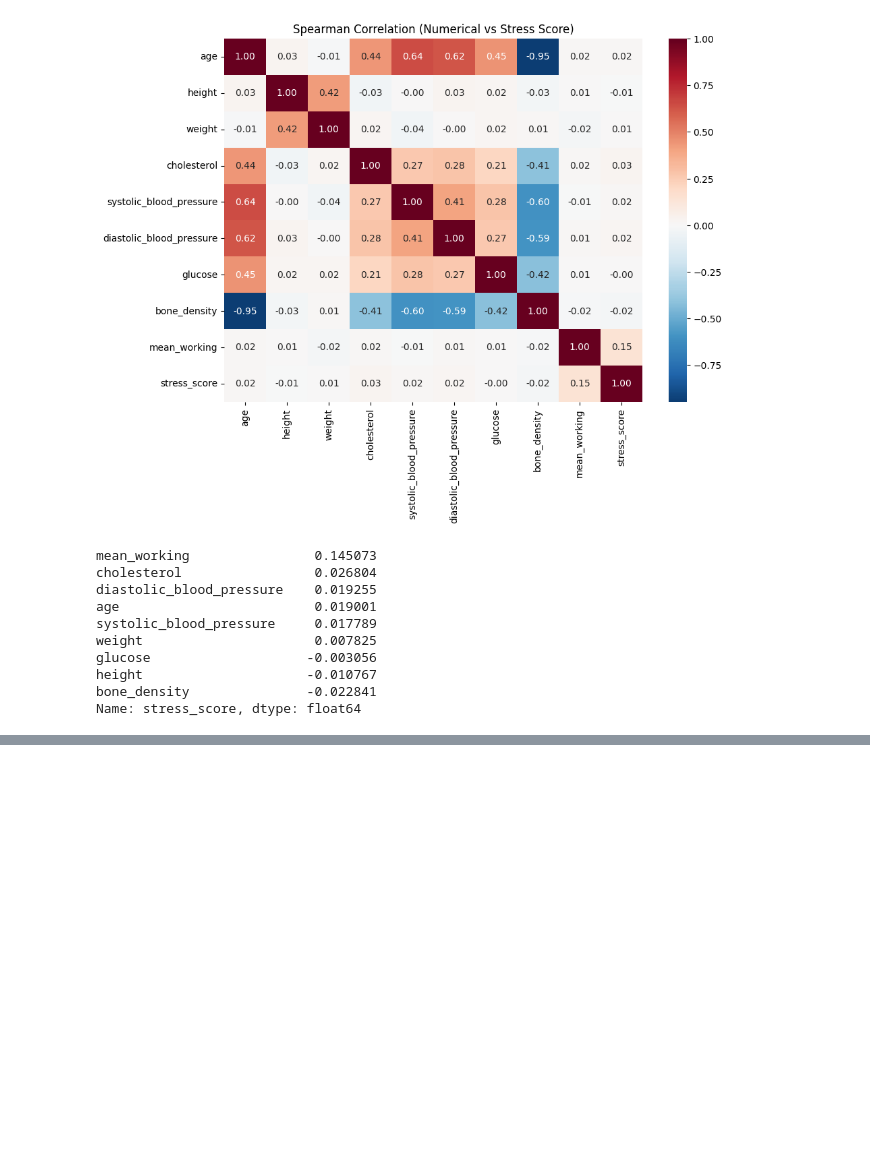
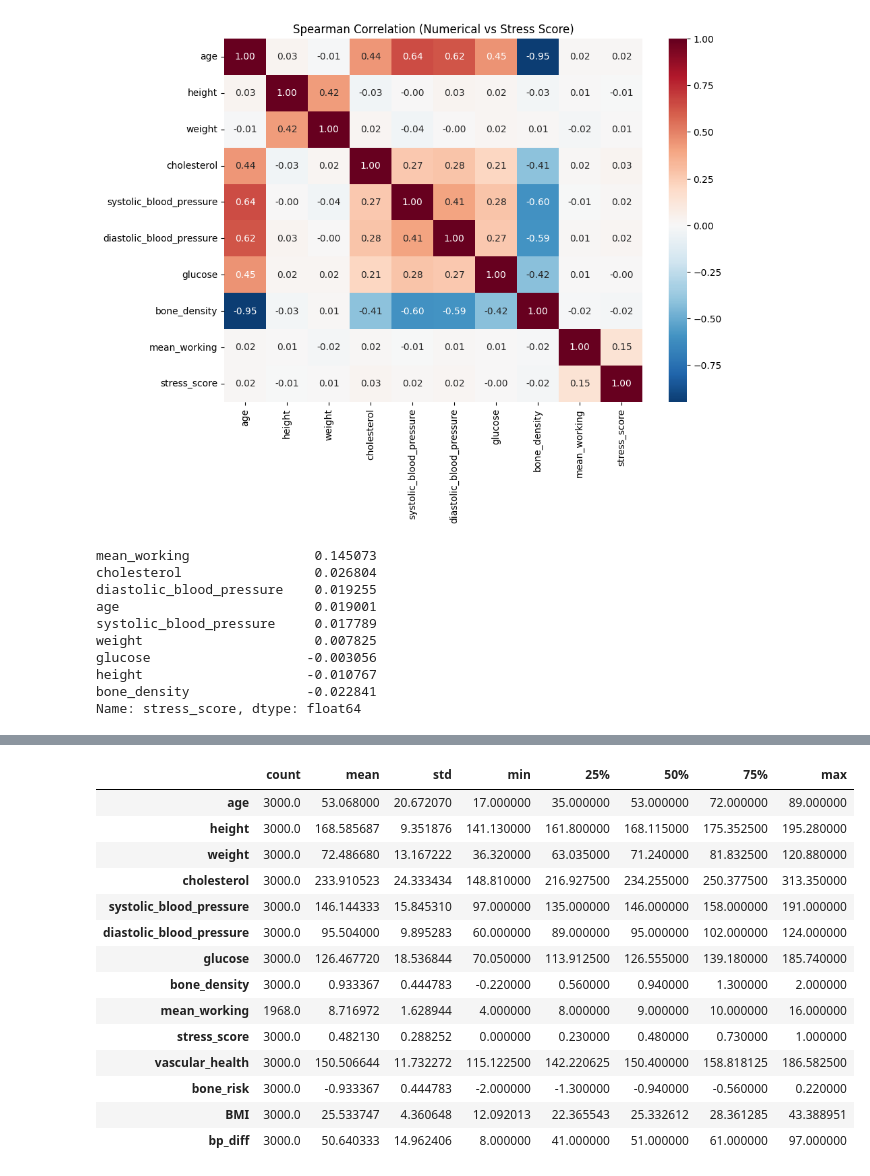
Before and after one commit to moonhimchan/data_analyst_project, a Jupyter notebook: dacon/데이콘 Basic 스트레스 지수 예측/submit/submit03.ipynb, the cells around one changed output, grey strips where cells are left out. Saved outputs shown, nothing was run; the diff lists cells and outputs as text; code cells hidden in the pictures; blank space fills up the shorter version.

```diff
--- a/dacon/데이콘 Basic 스트레스 지수 예측/submit/submit03.ipynb
+++ b/dacon/데이콘 Basic 스트레스 지수 예측/submit/submit03.ipynb
@@ -172,0 +275,18 @@ Length: 3000, dtype: float64
+# %%
+train.describe().T
+# %% [output]
+|  | count | mean | std | min | 25% | 50% | 75% | max |
+| age | 3000.0 | 53.068000 | 20.672070 | 17.000000 | 35.000000 | 53.000000 | 72.000000 | 89.000000 |
+| height | 3000.0 | 168.585687 | 9.351876 | 141.130000 | 161.800000 | 168.115000 | 175.352500 | 195.280000 |
+| weight | 3000.0 | 72.486680 | 13.167222 | 36.320000 | 63.035000 | 71.240000 | 81.832500 | 120.880000 |
+| cholesterol | 3000.0 | 233.910523 | 24.333434 | 148.810000 | 216.927500 | 234.255000 | 250.377500 | 313.350000 |
+| systolic_blood_pressure | 3000.0 | 146.144333 | 15.845310 | 97.000000 | 135.000000 | 146.000000 | 158.000000 | 191.000000 |
+| diastolic_blood_pressure | 3000.0 | 95.504000 | 9.895283 | 60.000000 | 89.000000 | 95.000000 | 102.000000 | 124.000000 |
+| glucose | 3000.0 | 126.467720 | 18.536844 | 70.050000 | 113.912500 | 126.555000 | 139.180000 | 185.740000 |
+| bone_density | 3000.0 | 0.933367 | 0.444783 | -0.220000 | 0.560000 | 0.940000 | 1.300000 | 2.000000 |
+| mean_working | 1968.0 | 8.716972 | 1.628944 | 4.000000 | 8.000000 | 9.000000 | 10.000000 | 16.000000 |
+| stress_score | 3000.0 | 0.482130 | 0.288252 | 0.000000 | 0.230000 | 0.480000 | 0.730000 | 1.000000 |
+| vascular_health | 3000.0 | 150.506644 | 11.732272 | 115.122500 | 142.220625 | 150.400000 | 158.818125 | 186.582500 |
+| bone_risk | 3000.0 | -0.933367 | 0.444783 | -2.000000 | -1.300000 | -0.940000 | -0.560000 | 0.220000 |
+| BMI | 3000.0 | 25.533747 | 4.360648 | 12.092013 | 22.365543 | 25.332612 | 28.361285 | 43.388951 |
+| bp_diff | 3000.0 | 50.640333 | 14.962406 | 8.000000 | 41.000000 | 51.000000 | 61.000000 | 97.000000 |
```
Also changed, not shown: parts of 16 cells of this notebook, 1 other file.
